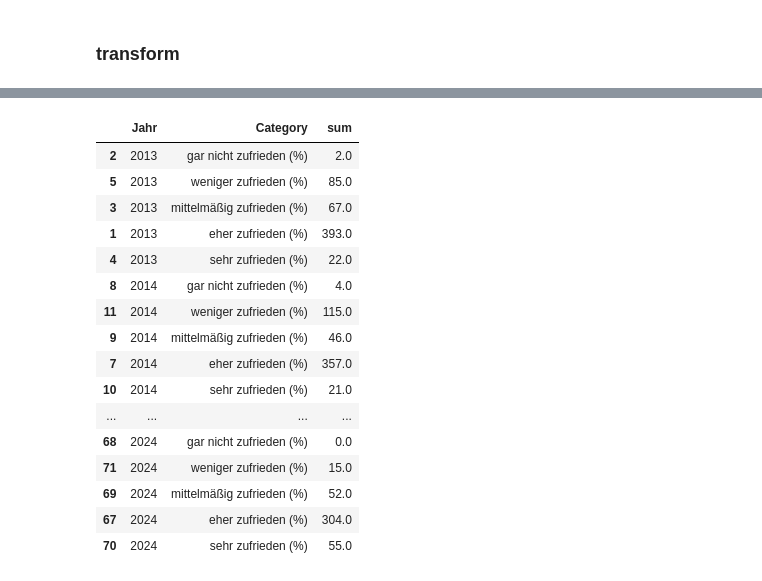
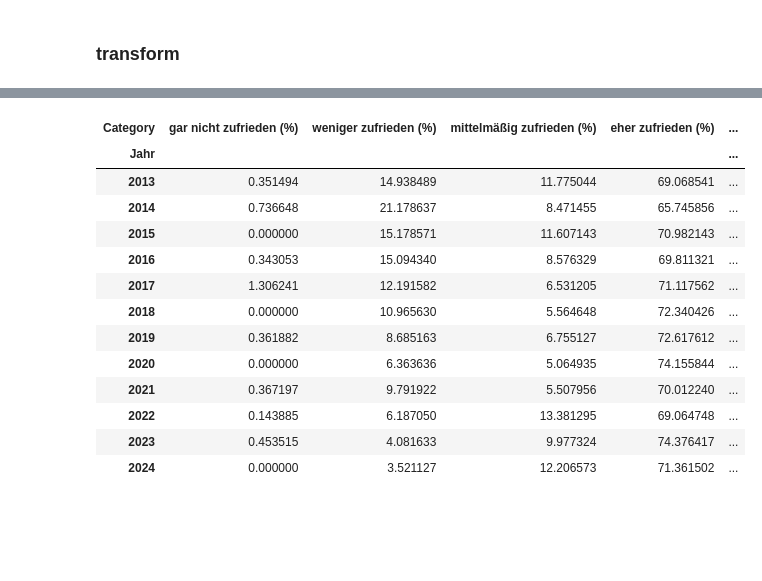
Before and after one commit to davidbirkenberger/infoviz, a Jupyter notebook: happines.ipynb, the cells around one changed output, grey strips where cells are left out. Cells and saved outputs as stored; diff of their text form; code cells hidden in the pictures; blank space fills up the shorter version.

```diff
--- a/happines.ipynb
+++ b/happines.ipynb
@@ -110,23 +130,28 @@ category_order = [
     'sehr zufrieden (%)'
 ]
 df['Category'] = pd.Categorical(df['Category'], categories=category_order, ordered=True)
-# %%
-df
-# %% [output]
-|  | Jahr | Category | sum |
-| 2 | 2013 | gar nicht zufrieden (%) | 2.0 |
-| 5 | 2013 | weniger zufrieden (%) | 85.0 |
-| 3 | 2013 | mittelmäßig zufrieden (%) | 67.0 |
-| 1 | 2013 | eher zufrieden (%) | 393.0 |
-| 4 | 2013 | sehr zufrieden (%) | 22.0 |
-| 8 | 2014 | gar nicht zufrieden (%) | 4.0 |
-| 11 | 2014 | weniger zufrieden (%) | 115.0 |
-| 9 | 2014 | mittelmäßig zufrieden (%) | 46.0 |
-| 7 | 2014 | eher zufrieden (%) | 357.0 |
-| 10 | 2014 | sehr zufrieden (%) | 21.0 |
-| ... | ... | ... | ... |
-| 68 | 2024 | gar nicht zufrieden (%) | 0.0 |
-| 71 | 2024 | weniger zufrieden (%) | 15.0 |
-| 69 | 2024 | mittelmäßig zufrieden (%) | 52.0 |
-| 67 | 2024 | eher zufrieden (%) | 304.0 |
-| 70 | 2024 | sehr zufrieden (%) | 55.0 |
+# %%
+df_rel = df.pivot(index="Jahr", columns="Category")
+df_rel.columns = df_rel.columns.droplevel()
+df_rel = df_rel.apply(pd.to_numeric, errors='coerce')
+# %%
+df_rel = (
+    df_rel.div(df_rel.sum(axis=1), axis=0).mul(100)
+)
+# %%
+df_rel
+# %% [output]
+| Category | gar nicht zufrieden (%) | weniger zufrieden (%) | mittelmäßig zufrieden (%) | eher zufrieden (%) | ... |
+| Jahr |  |  |  |  | ... |
+| 2013 | 0.351494 | 14.938489 | 11.775044 | 69.068541 | ... |
+| 2014 | 0.736648 | 21.178637 | 8.471455 | 65.745856 | ... |
+| 2015 | 0.000000 | 15.178571 | 11.607143 | 70.982143 | ... |
+| 2016 | 0.343053 | 15.094340 | 8.576329 | 69.811321 | ... |
+| 2017 | 1.306241 | 12.191582 | 6.531205 | 71.117562 | ... |
+| 2018 | 0.000000 | 10.965630 | 5.564648 | 72.340426 | ... |
+| 2019 | 0.361882 | 8.685163 | 6.755127 | 72.617612 | ... |
+| 2020 | 0.000000 | 6.363636 | 5.064935 | 74.155844 | ... |
+| 2021 | 0.367197 | 9.791922 | 5.507956 | 70.012240 | ... |
+| 2022 | 0.143885 | 6.187050 | 13.381295 | 69.064748 | ... |
+| 2023 | 0.453515 | 4.081633 | 9.977324 | 74.376417 | ... |
+| 2024 | 0.000000 | 3.521127 | 12.206573 | 71.361502 | ... |
```
Also changed, not shown: parts of 5 cells of this notebook, 1 other file.
